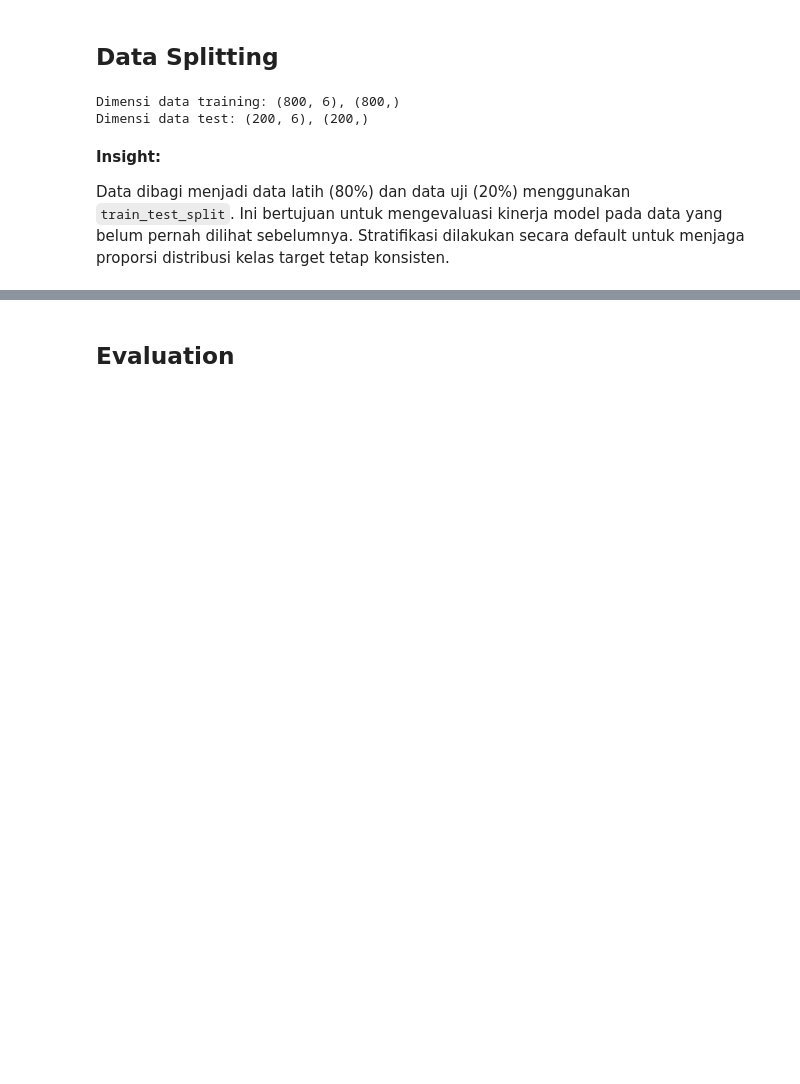
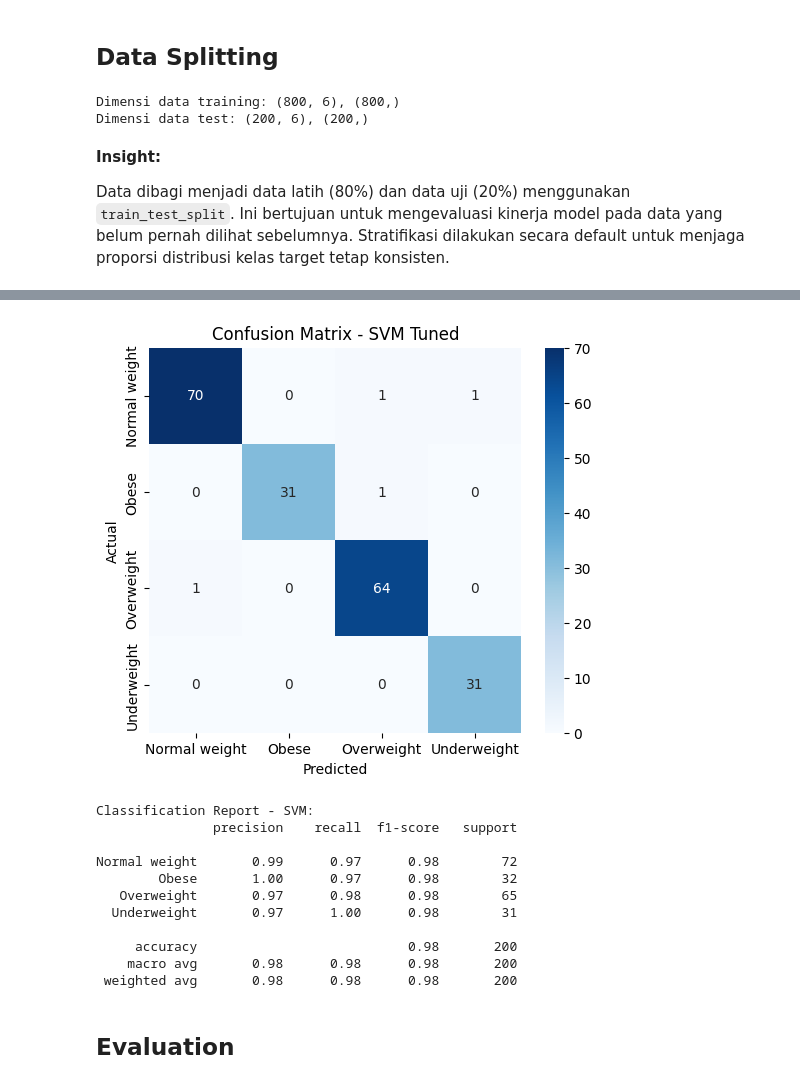
Before and after one commit to jasmeinalbr/Obesity-Prediction-UAS-Prak-ML, a Jupyter notebook: notebooks/obesity_prediction.ipynb, the cells around one changed output, grey strips where cells are left out. Drawn from its saved outputs; the diff is of its cells as text; code cells hidden in the pictures; blank space fills up the shorter version.

```diff
--- a/notebooks/obesity_prediction.ipynb
+++ b/notebooks/obesity_prediction.ipynb
@@ -284,0 +358,12 @@ Kedua model dilatih menggunakan data training, kemudian dievaluasi pada data tes
+# %%
+# Model 3: Support Vector Machine (SVM) dengan GridSearchCV
+svm = SVC(probability=True, random_state=42)
+param_grid_svm = {
+    'C': [0.1, 1, 10],
+    'kernel': ['linear', 'rbf'],
+    'gamma': ['scale', 'auto']
+}
+grid_search_svm = GridSearchCV(svm, param_grid_svm, cv=5, scoring='accuracy', n_jobs=-1)
+grid_search_svm.fit(X_train, y_train)
+best_svm = grid_search_svm.best_estimator_
+y_pred_svm = best_svm.predict(X_test)
@@ -285,3 +385,27 @@ Kedua model dilatih menggunakan data training, kemudian dievaluasi pada data tes
+# %%
+# Confusion Matrix untuk SVM
+cm_svm = confusion_matrix(y_test, y_pred_svm)
+plt.figure(figsize=(6,5))
+sns.heatmap(cm_svm, annot=True, fmt='d', cmap='Blues', xticklabels=label_encoder.classes_, yticklabels=label_encoder.classes_)
+plt.title('Confusion Matrix - SVM Tuned')
+plt.xlabel('Predicted')
+plt.ylabel('Actual')
+plt.show()
+print("Classification Report - SVM:")
+print(classification_report(y_test, y_pred_svm, target_names=label_encoder.classes_))
+# %% [output]
+[figure, added]
+Classification Report - SVM:
+               precision    recall  f1-score   support
+
+Normal weight       0.99      0.97      0.98        72
+        Obese       1.00      0.97      0.98        32
+   Overweight       0.97      0.98      0.98        65
+  Underweight       0.97      1.00      0.98        31
+
+     accuracy                           0.98       200
+    macro avg       0.98      0.98      0.98       200
+ weighted avg       0.98      0.98      0.98       200
 # %% [markdown]
 ## Evaluation
 # %%
```
Also changed, not shown: parts of 21 cells of this notebook.
